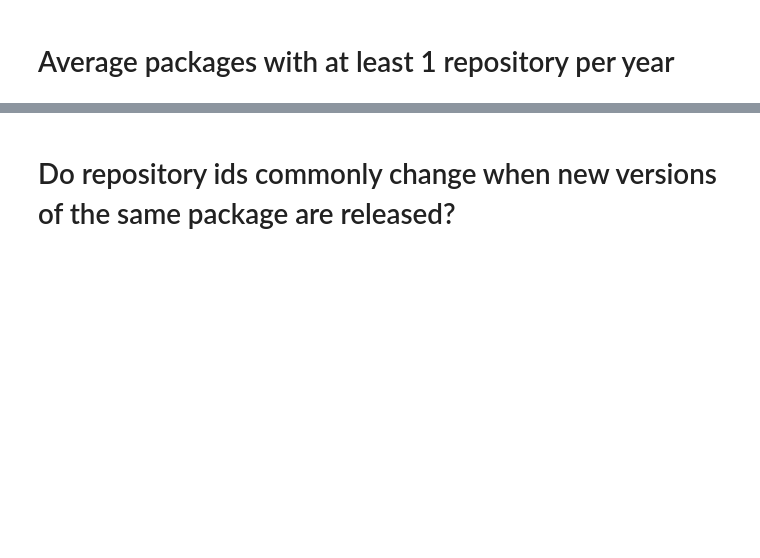
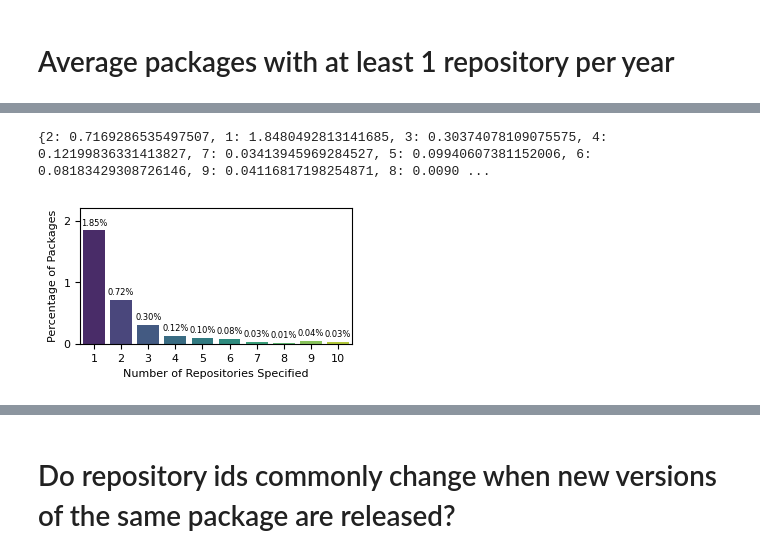
Before and after one commit to JSandifort/MavenReposAnalysis, a Jupyter notebook: maven_repo_analysis.ipynb, the cells around one changed output, grey strips where cells are left out. Cells and saved outputs as stored; diff of their text form; code cells hidden in the pictures; blank space fills up the shorter version.

```diff
--- a/maven_repo_analysis.ipynb
+++ b/maven_repo_analysis.ipynb
@@ -152,32 +173,50 @@ Pearsons correlation: -0.791 p-value:  0.01948714873964627
 # %%
-# Focusing on the range of 'repositoriesAmount' from 1 to 10
-data_repos = all_poms[(all_poms['repositoriesAmount'] >= 1) & (all_poms['repositoriesAmount'] <=10)].copy()
+def calc_and_plot_exact_repo_percentage(repos):
+    maven_central_urls = ['https://repo.maven.apache.org/maven2', 'https://repo1.maven.org/maven2', 'http://repo.maven.apache.org/maven2', 'http://repo1.maven.org/maven2']
 
-# Calculating the percentage of packages for each repository amount
-repos_counts = data_repos['repositoriesAmount'].value_counts()
-total_packages = len(all_poms)
-percentage_repos = (repos_counts / total_packages) * 100
+    grouped = repos.groupby(['groupId', 'artifactId'])
 
-# Sorting the index for plotting
-percentage_repos = percentage_repos.sort_index()
+    repo_counts = {}
 
-# Plotting
-plt.figure(figsize=(3.5, 3))
-plt.subplots_adjust(bottom=0.2)
-bars = sns.barplot(x=percentage_repos.index, y=percentage_repos.values, palette='viridis')
-plt.ylim(0, 1.2 * max(percentage_repos.values))
-plt.xticks(fontsize=8)
-plt.yticks(fontsize=8)
+    for _, group in grouped:
+        mask = ~group['url_repo'].isin(maven_central_urls)
+        filtered_repos = group.loc[mask, 'url_repo']
+        unique_repos = filtered_repos.nunique()
 
-for bar in bars.patches:
-    yval = bar.get_height()
-    plt.text(bar.get_x() + bar.get_width()/2, yval + 0.05, f'{yval:.2f}%', ha='center', va='bottom', fontsize=6)
+        if unique_repos in repo_counts:
+            repo_counts[unique_repos] += 1
+        else:
+            repo_counts[unique_repos] = 1
 
-plt.xlabel('Number of Repositories Specified', fontsize=8)
-plt.ylabel('Percentage of Packages', fontsize=8)
-plt.xticks(range(10))
-ax = plt.gca()
-ax.xaxis.set_major_formatter(ticker.FuncFormatter(lambda x, pos: int(x + 1)))
-plt.savefig('graphs/repositories_count.pgf')
-plt.close()
+    total_packages = len(all_poms)
+    percentage_repos = {num_repos: (count / total_packages) * 100 for num_repos, count in repo_counts.items()}
+
+    plt.figure(figsize=(3.5, 2))
+    plt.subplots_adjust(bottom=0.2)
+
+    # only keep 0 till 10
+    percentage_repos = {k: v for k, v in percentage_repos.items() if k <= 10}
+    percentage_repos.pop(0, None)
+    print(percentage_repos)
+
+    bars = sns.barplot(x=list(percentage_repos.keys()), y=list(percentage_repos.values()), palette='viridis')
+    plt.ylim(0, 1.2 * max(percentage_repos.values()))
+    plt.xticks(fontsize=8)
+    plt.yticks(fontsize=8)
+    for bar in bars.patches:
+        yval = bar.get_height()
+        plt.text(bar.get_x() + bar.get_width()/2, yval + 0.05, f'{yval:.2f}%', ha='center', va='bottom', fontsize=6)
+
+    plt.xlabel('Number of Repositories Specified', fontsize=8)
+    plt.ylabel('Percentage of Packages', fontsize=8)
+
+    plt.xticks(range(10))
+    ax = plt.gca()
+    ax.xaxis.set_major_formatter(ticker.FuncFormatter(lambda x, pos: int(x + 1)))
+    plt.show()
+
+calc_and_plot_exact_repo_percentage(all_poms_repos)
+# %% [output]
+{2: 0.7169286535497507, 1: 1.8480492813141685, 3: 0.30374078109075575, 4: 0.12199836331413827, 7: 0.03413945969284527, 5: 0.09940607381152006, 6: 0.08183429308726146, 9: 0.04116817198254871, 8: 0.0090 ...
+[figure, added]
 # %%
```
Also changed, not shown: parts of 15 cells of this notebook.
